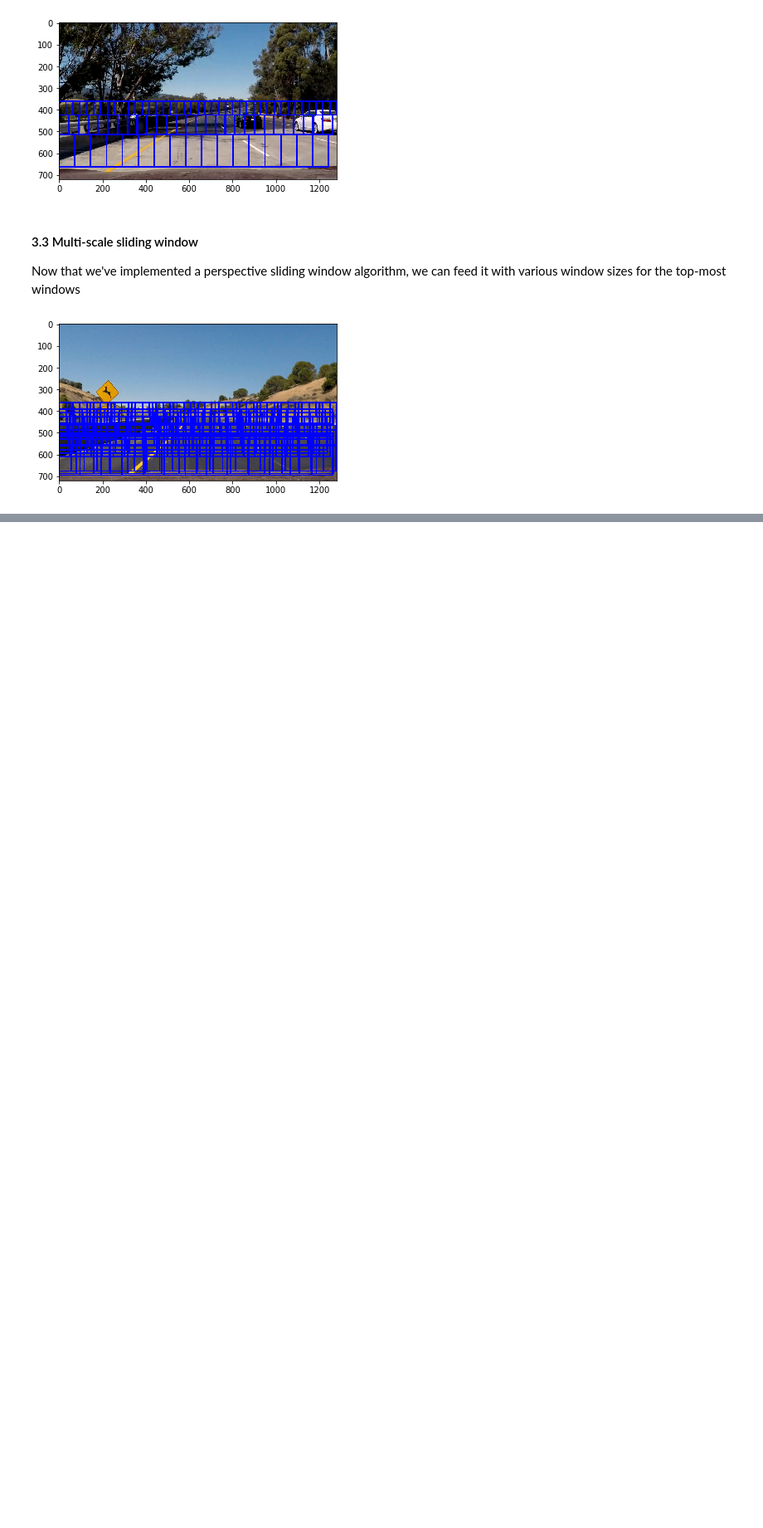
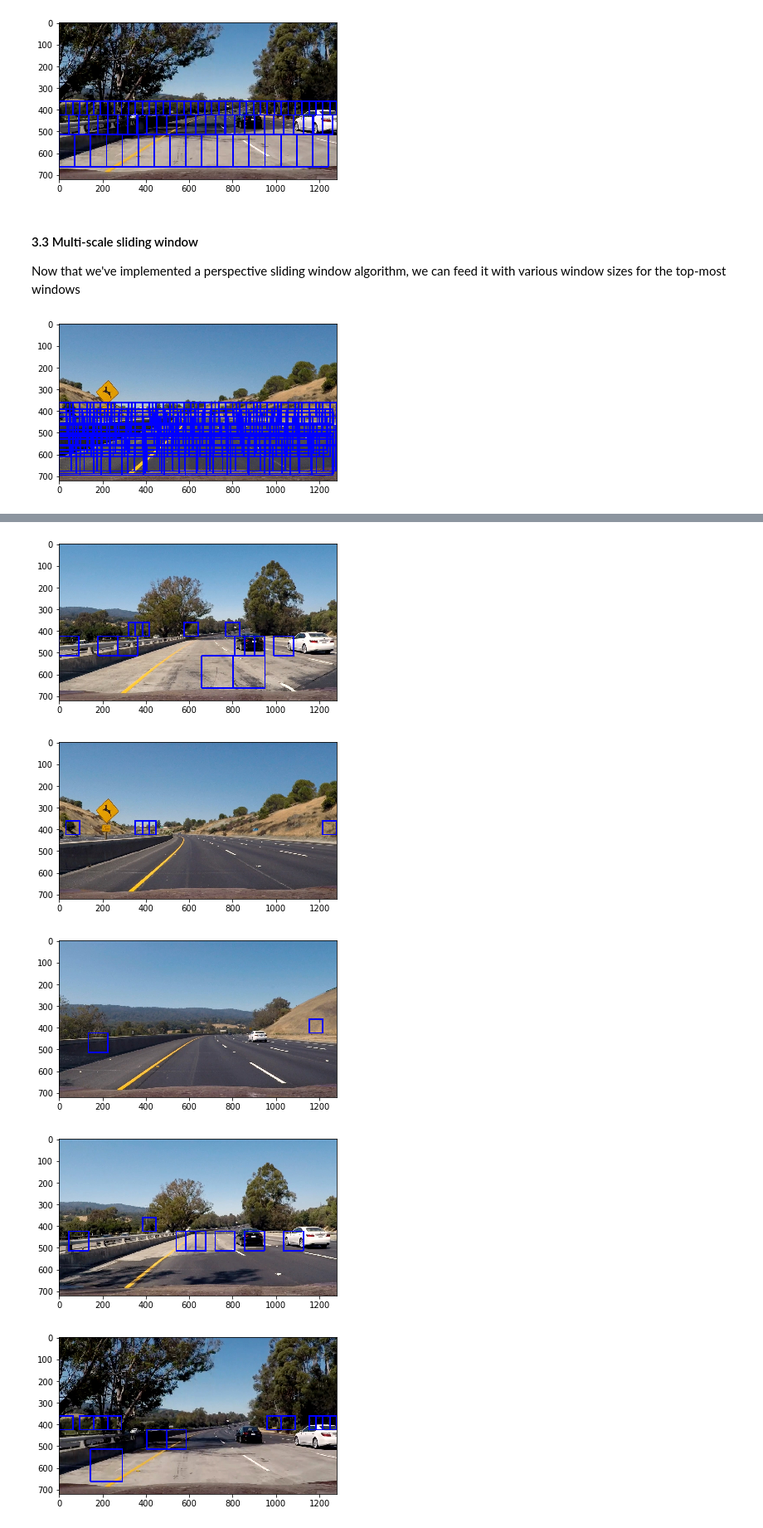
Before and after one commit to dmsehuang/CarND-Vehicle-Detection, a Jupyter notebook: Vehicle_tracking.ipynb, the cells around one changed output, grey strips where cells are left out. Shown at 83% size. Saved outputs shown, nothing was run; the diff lists cells and outputs as text; code cells hidden in the pictures; blank space fills up the shorter version.

Commit message:
Search vehicel in the image and create a heat map.

```diff
--- a/Vehicle_tracking.ipynb
+++ b/Vehicle_tracking.ipynb
@@ -397,0 +400,32 @@ plt.show()
+# %%
+def search_windows(image, windows, clf, scaler):
+    pos_wins = [] # windows contains positive result
+    for win in windows:
+        img = image[win[0][1]:win[1][1], win[0][0]:win[1][0], :]
+        #plt.imshow(img)
+        #plt.show()
+        img = cv2.resize(img, (64, 64))
+        feature = get_hog_feature(img, orient, pix_per_cell, cell_per_block, False, True)
+        X = scaler.transform(np.array(feature).reshape(1, -1))
+        y = clf.predict(X)
+        if y == 1:
+            pos_wins.append(win)
+    return pos_wins
+# %%
+files = glob.glob('./test_images/test*.jpg')
+for file in files:
+    img = mpimg.imread(file)
+
+    #bboxes = multi_slid_win(img, y_start_stop=[np.int(img.shape[0]/2), img.shape[0]], win_small=64, win_big=128, inc=32)
+    bboxes = perspective_slid_win(img, y_start_stop=[np.int(img.shape[0]/2), img.shape[0]], xy_window=(64, 64), xy_overlap=(0.5, 0), ratio=1/150.)
+    #bboxes = slid_win(img, y_start_stop=[np.int(img.shape[0]/2), img.shape[0]], xy_window=(128, 128))
+    pos_wins = search_windows(img, bboxes, clf, X_scaler)
+    out = draw_boxes(img, pos_wins)
+    plt.imshow(out)
+    plt.show()
+# %% [output]
+[figure, added]
+[figure, added]
+[figure, added]
+[figure, added]
+[figure, added]
```
Also changed, not shown: parts of 5 cells of this notebook.
